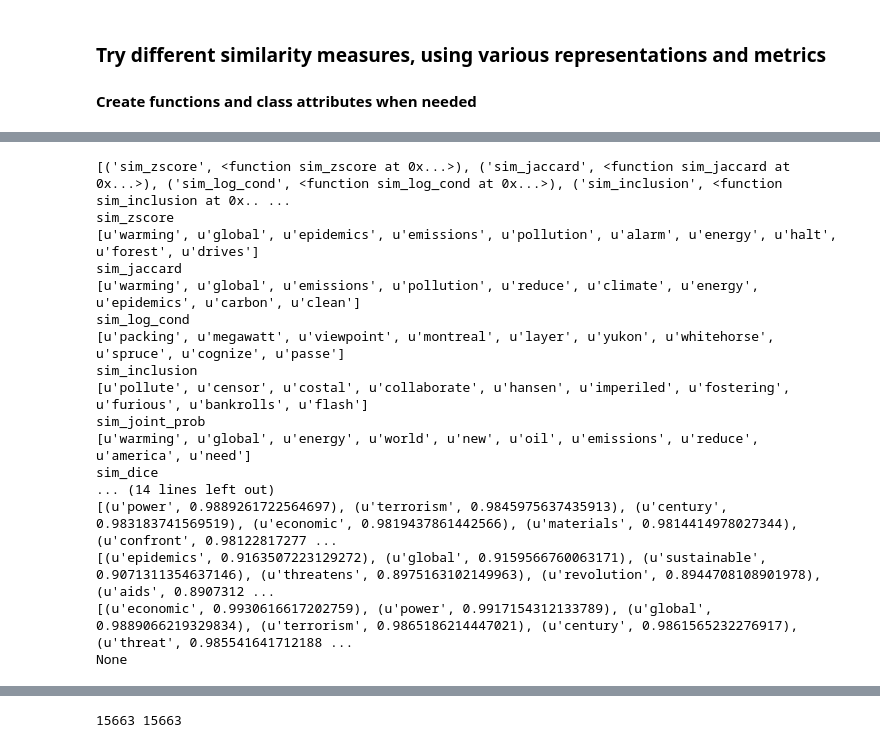
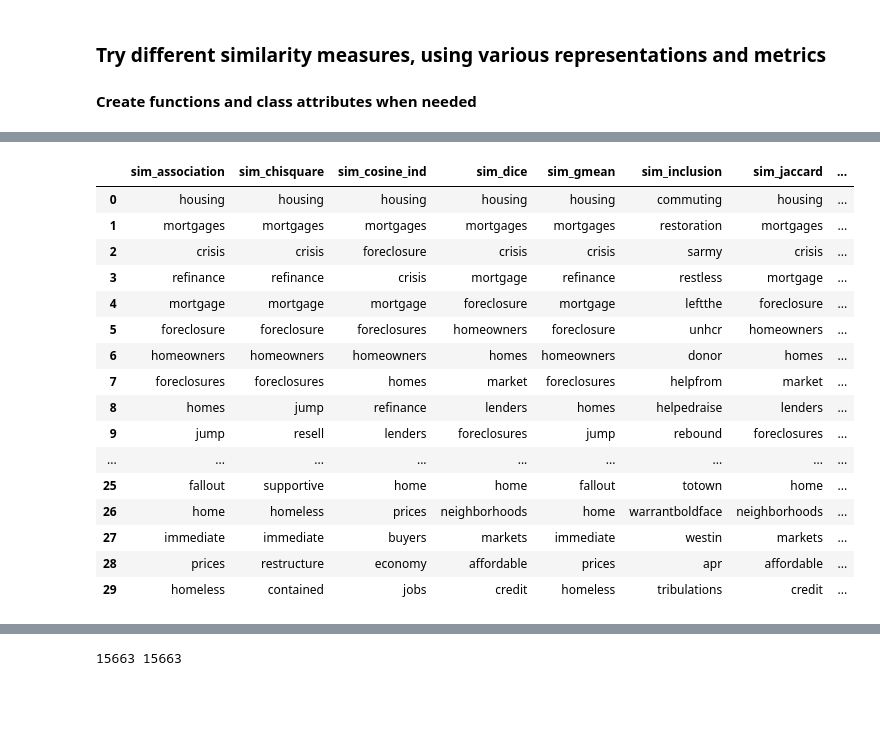
Before and after one commit to timpowellgit/topic_model, a Jupyter notebook: src/topic_models/coherence_pres.ipynb, the cells around one changed output, grey strips where cells are left out. Drawn from its saved outputs; the diff is of its cells as text; code cells hidden in the pictures; blank space fills up the shorter version.

Commit message:
similar words dataframe coloring

```diff
--- a/src/topic_models/coherence_pres.ipynb
+++ b/src/topic_models/coherence_pres.ipynb
@@ -434,20 +428,28 @@ print r.w2v100skipgram.most_similar('warming')
-# %%
-print r.n_most_similar('warming')
-# %% [output]
-[('sim_zscore', <function sim_zscore at 0x...>), ('sim_jaccard', <function sim_jaccard at 0x...>), ('sim_log_cond', <function sim_log_cond at 0x...>), ('sim_inclusion', <function sim_inclusion at 0x.. ...
-sim_zscore
-[u'warming', u'global', u'epidemics', u'emissions', u'pollution', u'alarm', u'energy', u'halt', u'forest', u'drives']
-sim_jaccard
-[u'warming', u'global', u'emissions', u'pollution', u'reduce', u'climate', u'energy', u'epidemics', u'carbon', u'clean']
-sim_log_cond
-[u'packing', u'megawatt', u'viewpoint', u'montreal', u'layer', u'yukon', u'whitehorse', u'spruce', u'cognize', u'passe']
-sim_inclusion
-[u'pollute', u'censor', u'costal', u'collaborate', u'hansen', u'imperiled', u'fostering', u'furious', u'bankrolls', u'flash']
-sim_joint_prob
-[u'warming', u'global', u'energy', u'world', u'new', u'oil', u'emissions', u'reduce', u'america', u'need']
-sim_dice
-... (14 lines left out)
-[(u'power', 0.9889261722564697), (u'terrorism', 0.9845975637435913), (u'century', 0.983183741569519), (u'economic', 0.9819437861442566), (u'materials', 0.9814414978027344), (u'confront', 0.98122817277 ...
-[(u'epidemics', 0.9163507223129272), (u'global', 0.9159566760063171), (u'sustainable', 0.9071311354637146), (u'threatens', 0.8975163102149963), (u'revolution', 0.8944708108901978), (u'aids', 0.8907312 ...
-[(u'economic', 0.9930616617202759), (u'power', 0.9917154312133789), (u'global', 0.9889066219329834), (u'terrorism', 0.9865186214447021), (u'century', 0.9861565232276917), (u'threat', 0.985541641712188 ...
-None
+# %%
+import pandas as pd
+import qgrid
+pd.option_context('display.max_rows', None, 'display.max_columns', 100)
+pd.set_option('display.max_columns', 500)
+pd.set_option('display.width', 1000)
+
+similarities= r.n_most_similar('housing', n=30)
+
+display(pd.DataFrame(similarities))
+# %% [output]
+|  | sim_association | sim_chisquare | sim_cosine_ind | sim_dice | sim_gmean | sim_inclusion | sim_jaccard | ... |
+| 0 | housing | housing | housing | housing | housing | commuting | housing | ... |
+| 1 | mortgages | mortgages | mortgages | mortgages | mortgages | restoration | mortgages | ... |
+| 2 | crisis | crisis | foreclosure | crisis | crisis | sarmy | crisis | ... |
+| 3 | refinance | refinance | crisis | mortgage | refinance | restless | mortgage | ... |
+| 4 | mortgage | mortgage | mortgage | foreclosure | mortgage | leftthe | foreclosure | ... |
+| 5 | foreclosure | foreclosure | foreclosures | homeowners | foreclosure | unhcr | homeowners | ... |
+| 6 | homeowners | homeowners | homeowners | homes | homeowners | donor | homes | ... |
+| 7 | foreclosures | foreclosures | homes | market | foreclosures | helpfrom | market | ... |
+| 8 | homes | jump | refinance | lenders | homes | helpedraise | lenders | ... |
+| 9 | jump | resell | lenders | foreclosures | jump | rebound | foreclosures | ... |
+| ... | ... | ... | ... | ... | ... | ... | ... | ... |
+| 25 | fallout | supportive | home | home | fallout | totown | home | ... |
+| 26 | home | homeless | prices | neighborhoods | home | warrantboldface | neighborhoods | ... |
+| 27 | immediate | immediate | buyers | markets | immediate | westin | markets | ... |
+| 28 | prices | restructure | economy | affordable | prices | apr | affordable | ... |
+| 29 | homeless | contained | jobs | credit | homeless | tribulations | credit | ... |
```
Also changed, not shown: parts of 10 cells of this notebook, 3 other files.
